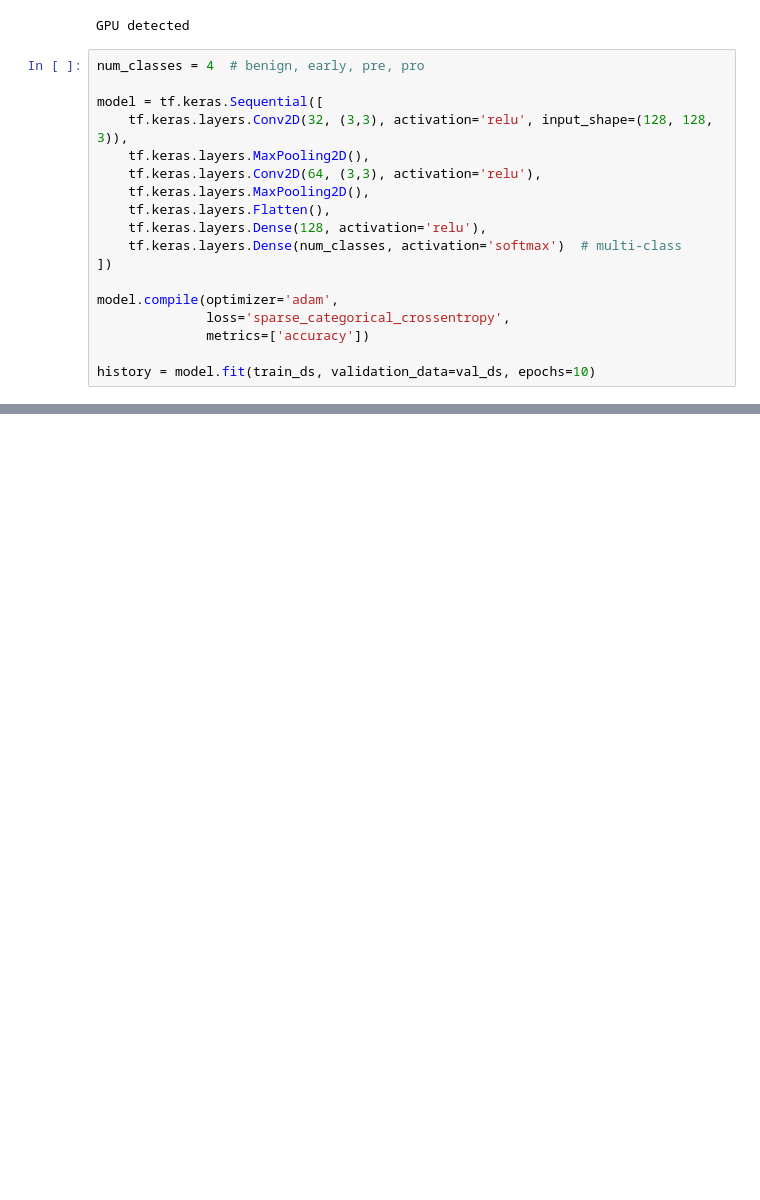
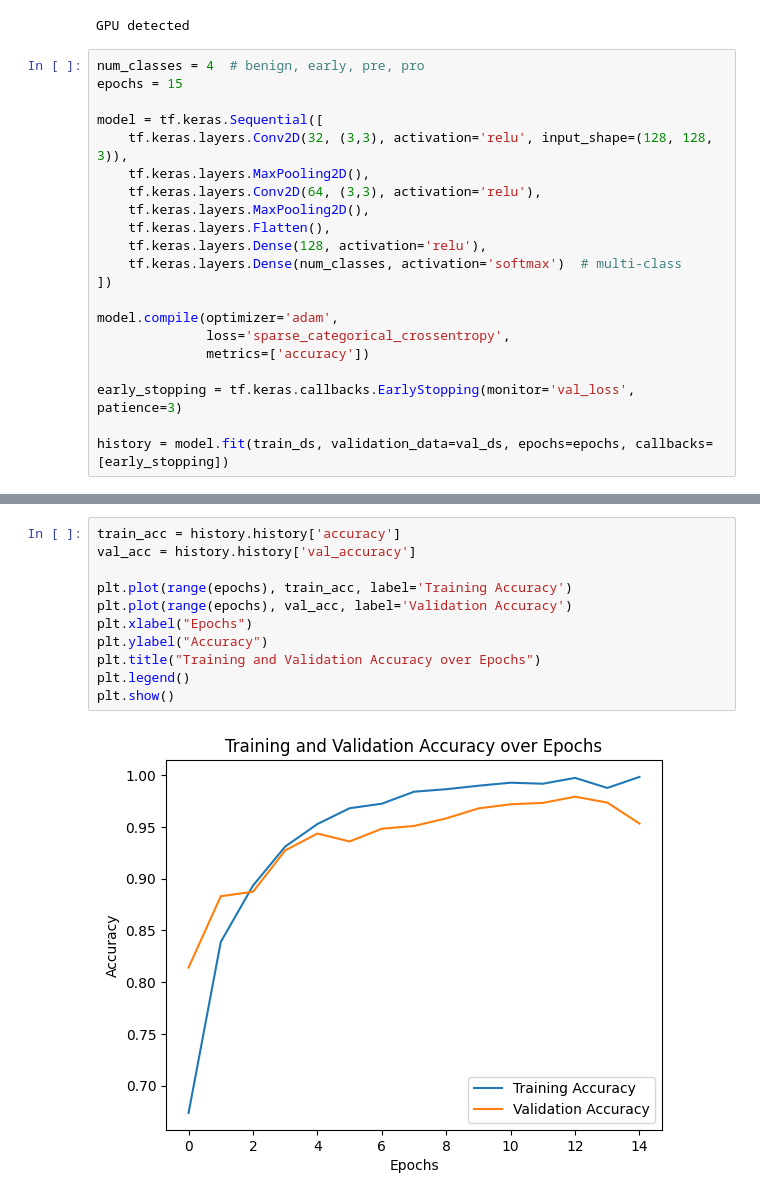
Before and after one commit to frankiscuwu/cs506-final-project, a Jupyter notebook: notebooks/ALL_classification_colab.ipynb, the cells around one changed output, grey strips where cells are left out. Drawn from its saved outputs; the diff is of its cells as text; blank space fills up the shorter version.

Commit message:
Added a line graph showing training and validation accuracies over epochs

```diff
--- a/notebooks/ALL_classification_colab.ipynb
+++ b/notebooks/ALL_classification_colab.ipynb
@@ -88,6 +89,7 @@ else:
 GPU detected
 # %%
 num_classes = 4  # benign, early, pre, pro
+epochs = 15
 
 model = tf.keras.Sequential([
     tf.keras.layers.Conv2D(32, (3,3), activation='relu', input_shape=(128, 128, 3)),
@@ -103,5 +105,7 @@ model.compile(optimizer='adam',
               loss='sparse_categorical_crossentropy',
               metrics=['accuracy'])
 
-history = model.fit(train_ds, validation_data=val_ds, epochs=10)
+early_stopping = tf.keras.callbacks.EarlyStopping(monitor='val_loss', patience=3)
+
+history = model.fit(train_ds, validation_data=val_ds, epochs=epochs, callbacks=[early_stopping])
 # %% [output]
@@ -127,0 +130,13 @@ Epoch 10/10
+# %%
+train_acc = history.history['accuracy']
+val_acc = history.history['val_accuracy']
+
+plt.plot(range(epochs), train_acc, label='Training Accuracy')
+plt.plot(range(epochs), val_acc, label='Validation Accuracy')
+plt.xlabel("Epochs")
+plt.ylabel("Accuracy")
+plt.title("Training and Validation Accuracy over Epochs")
+plt.legend()
+plt.show()
+# %% [output]
+[figure, added]
```
Also changed, not shown: parts of 2 cells of this notebook.
